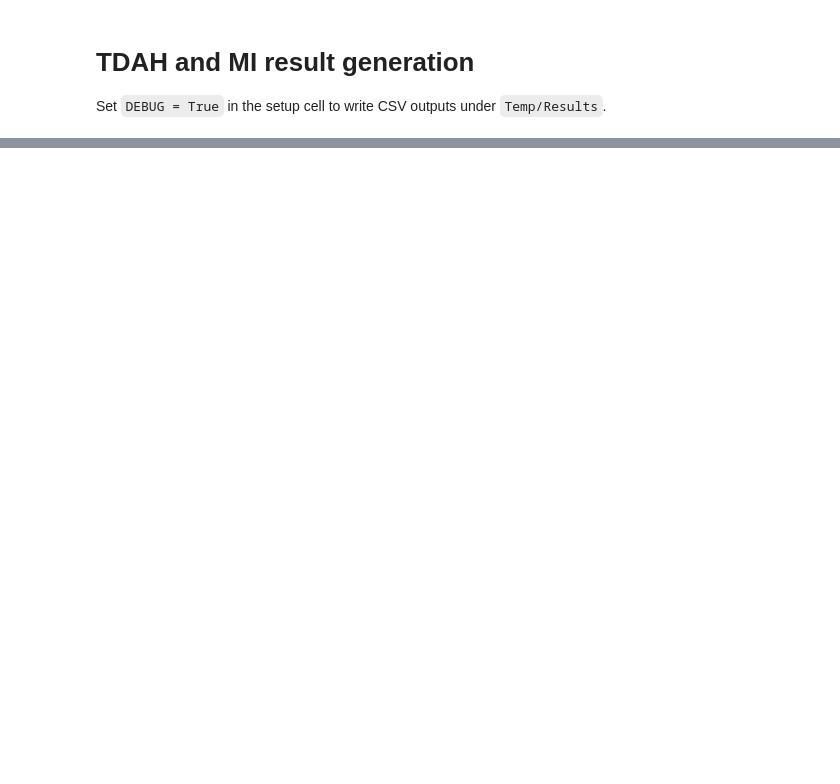
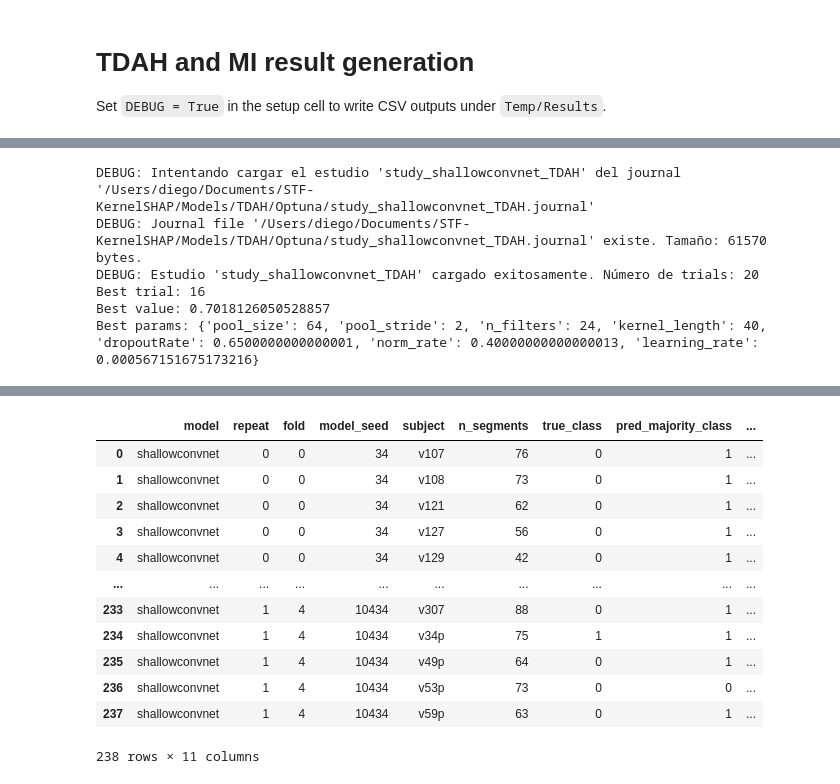
Before and after one commit to Daprosero/STF-KernelSHAP, a Jupyter notebook: Notebooks/TDAH_MI_Results.ipynb, the cells around one changed output, grey strips where cells are left out. Saved outputs shown, nothing was run; the diff lists cells and outputs as text; code cells hidden in the pictures; blank space fills up the shorter version.

```diff
--- a/Notebooks/TDAH_MI_Results.ipynb
+++ b/Notebooks/TDAH_MI_Results.ipynb
@@ -163,5 +173,12 @@ results = train_tdah_with_best_optuna_config(
 
 df_predictions = results["subject_predictions_df"]
 tdah_output_csv = RESULTS_DIR / "TDAH_results.csv"
-df_predictions.to_csv(tdah_output_csv, index=False)
+#df_predictions.to_csv(tdah_output_csv, index=False)
 df_predictions
+# %% [output]
+DEBUG: Intentando cargar el estudio 'study_shallowconvnet_TDAH' del journal '/Users/diego/Documents/STF-KernelSHAP/Models/TDAH/Optuna/study_shallowconvnet_TDAH.journal'
+DEBUG: Journal file '/Users/diego/Documents/STF-KernelSHAP/Models/TDAH/Optuna/study_shallowconvnet_TDAH.journal' existe. Tamaño: 61570 bytes.
+DEBUG: Estudio 'study_shallowconvnet_TDAH' cargado exitosamente. Número de trials: 20
+Best trial: 16
+Best value: 0.7018126050528857
+Best params: {'pool_size': 64, 'pool_stride': 2, 'n_filters': 24, 'kernel_length': 40, 'dropoutRate': 0.6500000000000001, 'norm_rate': 0.40000000000000013, 'learning_rate': 0.000567151675173216}
@@ -168,2 +195,15 @@ df_predictions
+|  | model | repeat | fold | model_seed | subject | n_segments | true_class | pred_majority_class | ... |
+| 0 | shallowconvnet | 0 | 0 | 34 | v107 | 76 | 0 | 1 | ... |
+| 1 | shallowconvnet | 0 | 0 | 34 | v108 | 73 | 0 | 1 | ... |
+| 2 | shallowconvnet | 0 | 0 | 34 | v121 | 62 | 0 | 1 | ... |
+| 3 | shallowconvnet | 0 | 0 | 34 | v127 | 56 | 0 | 1 | ... |
+| 4 | shallowconvnet | 0 | 0 | 34 | v129 | 42 | 0 | 1 | ... |
+| ... | ... | ... | ... | ... | ... | ... | ... | ... | ... |
+| 233 | shallowconvnet | 1 | 4 | 10434 | v307 | 88 | 0 | 1 | ... |
+| 234 | shallowconvnet | 1 | 4 | 10434 | v34p | 75 | 1 | 1 | ... |
+| 235 | shallowconvnet | 1 | 4 | 10434 | v49p | 64 | 0 | 1 | ... |
+| 236 | shallowconvnet | 1 | 4 | 10434 | v53p | 73 | 0 | 0 | ... |
+| 237 | shallowconvnet | 1 | 4 | 10434 | v59p | 63 | 0 | 1 | ... |
+238 rows × 11 columns
 # %%
 df_results = evaluate_all_windows_to_single_csv(
```
Also changed, not shown: parts of 4 cells of this notebook, 11 other files.
